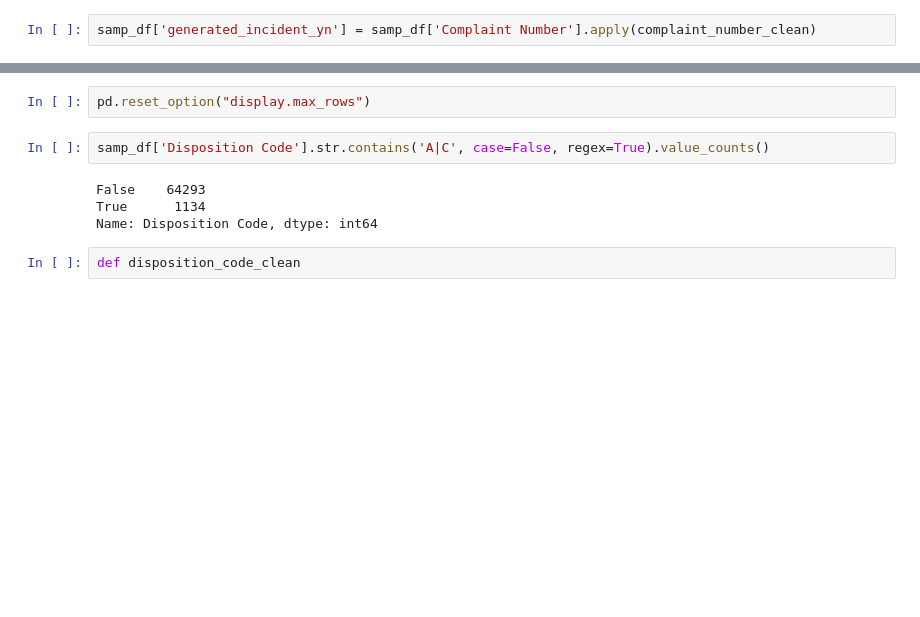
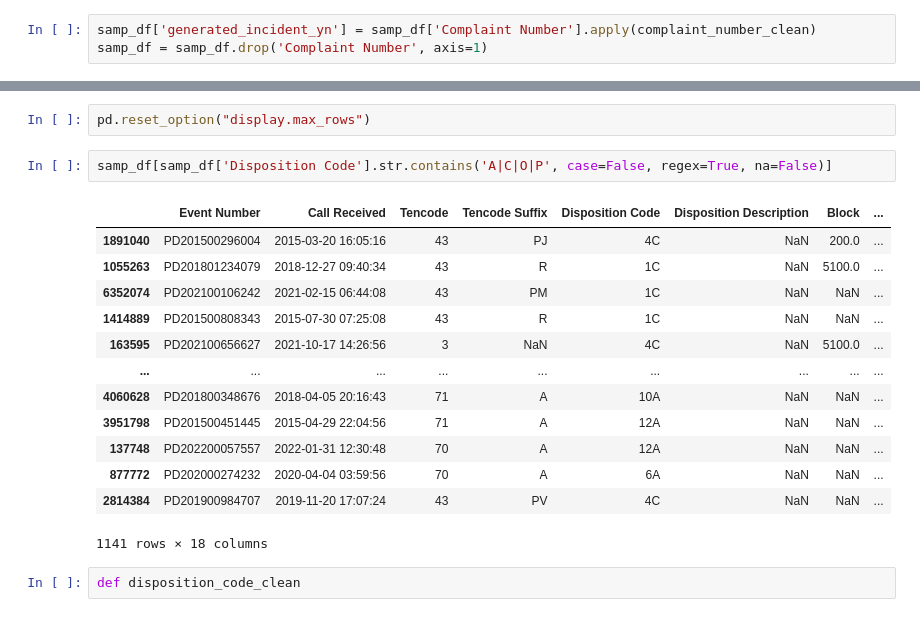
Before and after one commit to JacobTews/nash_police, a Jupyter notebook: process.ipynb, the cells around one changed output, grey strips where cells are left out. Saved outputs shown, nothing was run; the diff lists cells and outputs as text; blank space fills up the shorter version.

Commit message:
outlined logic for disposition codes

```diff
--- a/process.ipynb
+++ b/process.ipynb
@@ -111,6 +111,7 @@ def complaint_number_clean(num):
         return 1
 # %%
 samp_df['generated_incident_yn'] = samp_df['Complaint Number'].apply(complaint_number_clean)
+samp_df = samp_df.drop('Complaint Number', axis=1)
 # %%
 # check the function
 samp_df['generated_incident_yn'].value_counts()
@@ -263,11 +275,21 @@ Name: Disposition Code, dtype: int64
 # %%
 pd.reset_option("display.max_rows")
 # %%
-samp_df['Disposition Code'].str.contains('A|C', case=False, regex=True).value_counts()
+samp_df[samp_df['Disposition Code'].str.contains('A|C|O|P', case=False, regex=True, na=False)]
 # %% [output]
+|  | Event Number | Call Received | Tencode | Tencode Suffix | Disposition Code | Disposition Description | Block | ... |
+| 1891040 | PD201500296004 | 2015-03-20 16:05:16 | 43 | PJ | 4C | NaN | 200.0 | ... |
+| 1055263 | PD201801234079 | 2018-12-27 09:40:34 | 43 | R | 1C | NaN | 5100.0 | ... |
+| 6352074 | PD202100106242 | 2021-02-15 06:44:08 | 43 | PM | 1C | NaN | NaN | ... |
+| 1414889 | PD201500808343 | 2015-07-30 07:25:08 | 43 | R | 1C | NaN | NaN | ... |
+| 163595 | PD202100656627 | 2021-10-17 14:26:56 | 3 | NaN | 4C | NaN | 5100.0 | ... |
+| ... | ... | ... | ... | ... | ... | ... | ... | ... |
+| 4060628 | PD201800348676 | 2018-04-05 20:16:43 | 71 | A | 10A | NaN | NaN | ... |
+| 3951798 | PD201500451445 | 2015-04-29 22:04:56 | 71 | A | 12A | NaN | NaN | ... |
+| 137748 | PD202200057557 | 2022-01-31 12:30:48 | 70 | A | 12A | NaN | NaN | ... |
+| 877772 | PD202000274232 | 2020-04-04 03:59:56 | 70 | A | 6A | NaN | NaN | ... |
+| 2814384 | PD201900984707 | 2019-11-20 17:07:24 | 43 | PV | 4C | NaN | NaN | ... |
-False    64293
-True      1134
-Name: Disposition Code, dtype: int64
+1141 rows × 18 columns
 # %%
 def disposition_code_clean
 # %% [markdown]
```
Also changed, not shown: parts of 1 cell of this notebook.
